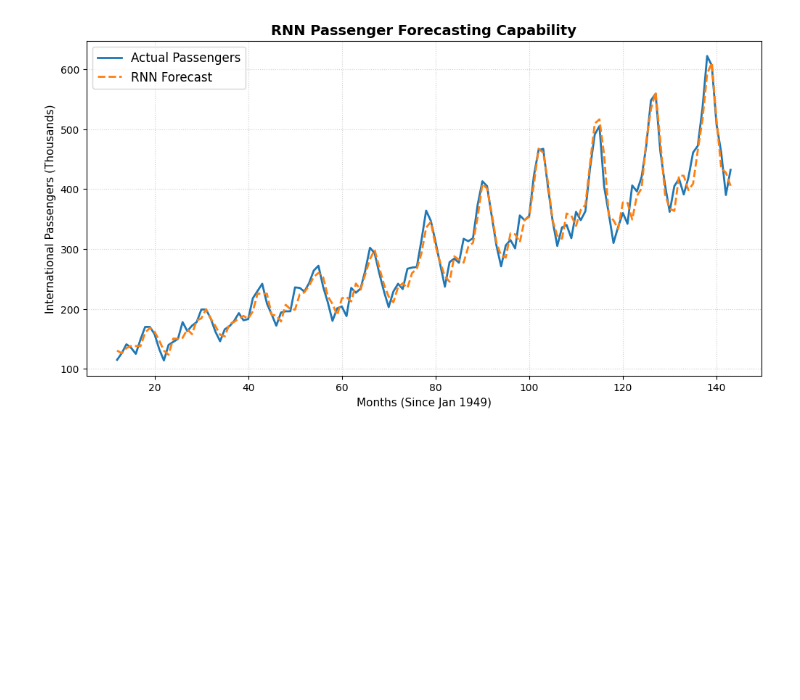
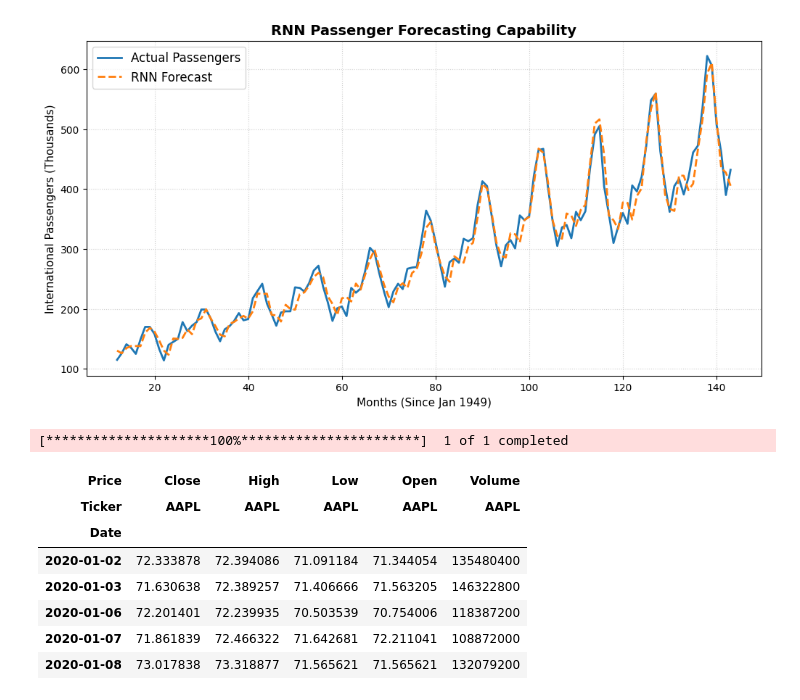
Before and after one commit to Louis-codes/TUM_deep_learning, a Jupyter notebook: 01_PyTorch_test.ipynb, the cells around one changed output. Saved outputs shown, nothing was run; the diff lists cells and outputs as text; code cells hidden in the pictures; blank space fills up the shorter version.

```diff
--- a/01_PyTorch_test.ipynb
+++ b/01_PyTorch_test.ipynb
@@ -369,3 +369,28 @@ plt.legend(fontsize=12)
 plt.show()
 # %% [output]
 [figure]
+# %%
+import yfinance as yf
+import numpy as np
+import torch
+import torch.nn as nn
+from sklearn.preprocessing import MinMaxScaler
+
+# Download 5 years of daily Apple stock data
+df = yf.download("AAPL", start="2020-01-01", end="2025-01-01")
+prices = df['Close'].values.reshape(-1, 1)
+
+# Scale the data between 0 and 1 (crucial for RNN stability)
+scaler = MinMaxScaler()
+scaled_prices = scaler.fit_transform(prices)
+df.head()
+# %% [output]
+[*********************100%***********************]  1 of 1 completed
+| Price | Close | High | Low | Open | Volume |
+| Ticker | AAPL | AAPL | AAPL | AAPL | AAPL |
+| Date |  |  |  |  |  |
+| 2020-01-02 | 72.333878 | 72.394086 | 71.091184 | 71.344054 | 135480400 |
+| 2020-01-03 | 71.630638 | 72.389257 | 71.406666 | 71.563205 | 146322800 |
+| 2020-01-06 | 72.201401 | 72.239935 | 70.503539 | 70.754006 | 118387200 |
+| 2020-01-07 | 71.861839 | 72.466322 | 71.642681 | 72.211041 | 108872000 |
+| 2020-01-08 | 73.017838 | 73.318877 | 71.565621 | 71.565621 | 132079200 |
```
